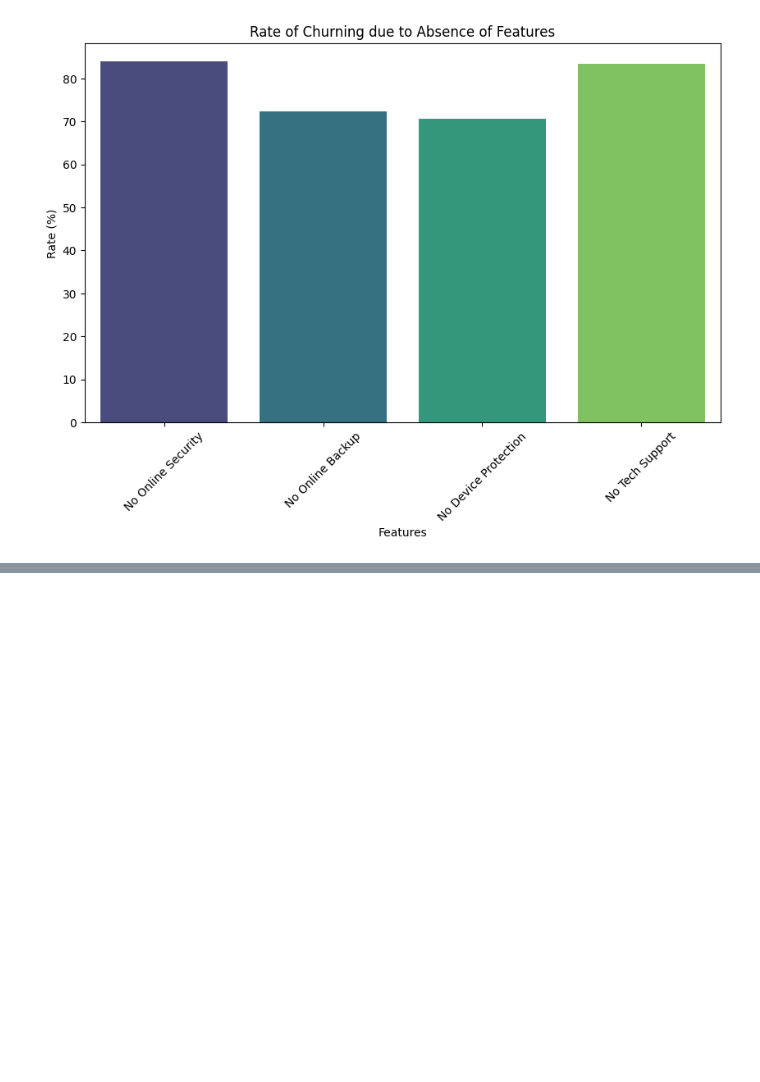
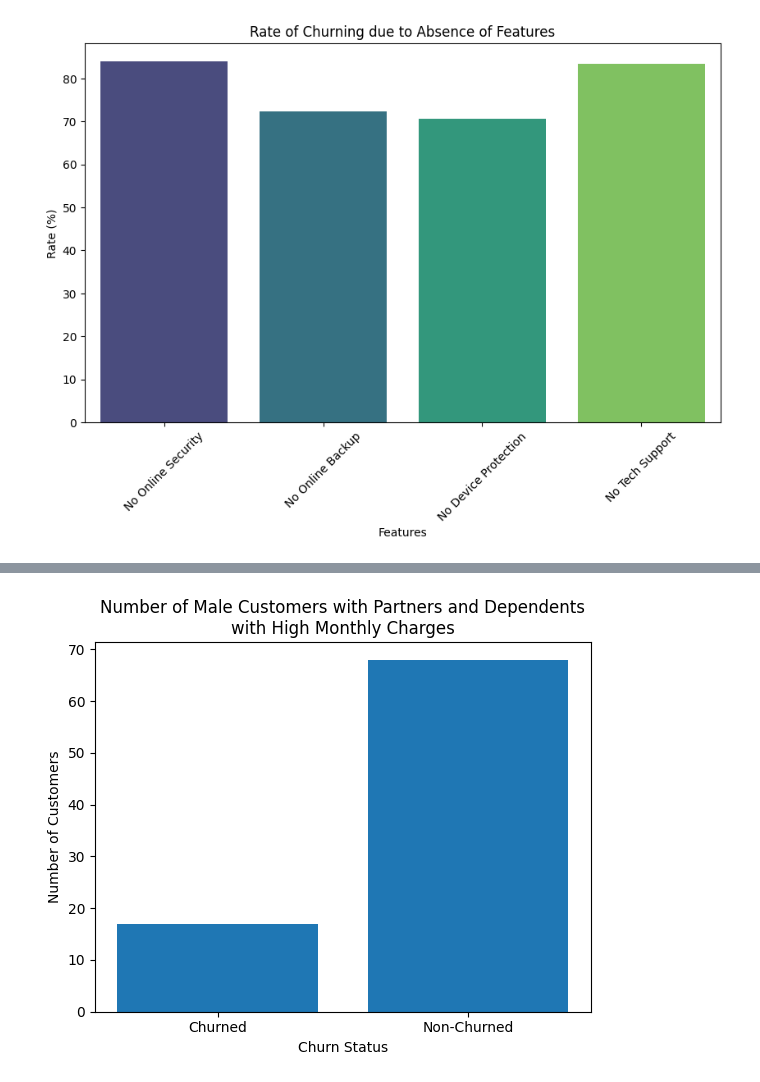
Before and after one commit to iameberedavid/Telco-Churn-Analysis, a Jupyter notebook: Jupyter Notebook.ipynb, the cells around one changed output, grey strips where cells are left out. Cells and saved outputs as stored; diff of their text form; code cells hidden in the pictures; blank space fills up the shorter version.

```diff
--- a/Jupyter Notebook.ipynb
+++ b/Jupyter Notebook.ipynb
@@ -814,0 +876,21 @@ plt.show()
+# %%
+# Filter the data to include only male customers with partners and dependents and high monthly charges
+filtered_train_data = train_data[(train_data['gender'] == 'Male') & (train_data['Partner'] == 'Yes') & (train_data['Dependents'] == 'Yes') & (train_data['MonthlyCharges'] > 100)]
+
+# Calculate the number of churned customers
+num_churned = filtered_train_data[filtered_train_data['Churn'] == 1].shape[0]
+
+# Calculate the number of non-churned customers
+num_non_churned = filtered_train_data[filtered_train_data['Churn'] == 0].shape[0]
+
+# Create a bar plot to visualize the number of churned and non-churned customers
+labels = ['Churned', 'Non-Churned']
+counts = [num_churned, num_non_churned]
+
+plt.bar(labels, counts)
+plt.xlabel('Churn Status')
+plt.ylabel('Number of Customers')
+plt.title('Number of Male Customers with Partners and Dependents\nwith High Monthly Charges')
+plt.show()
+# %% [output]
+[figure, added]
```
Also changed, not shown: parts of 5 cells of this notebook.
